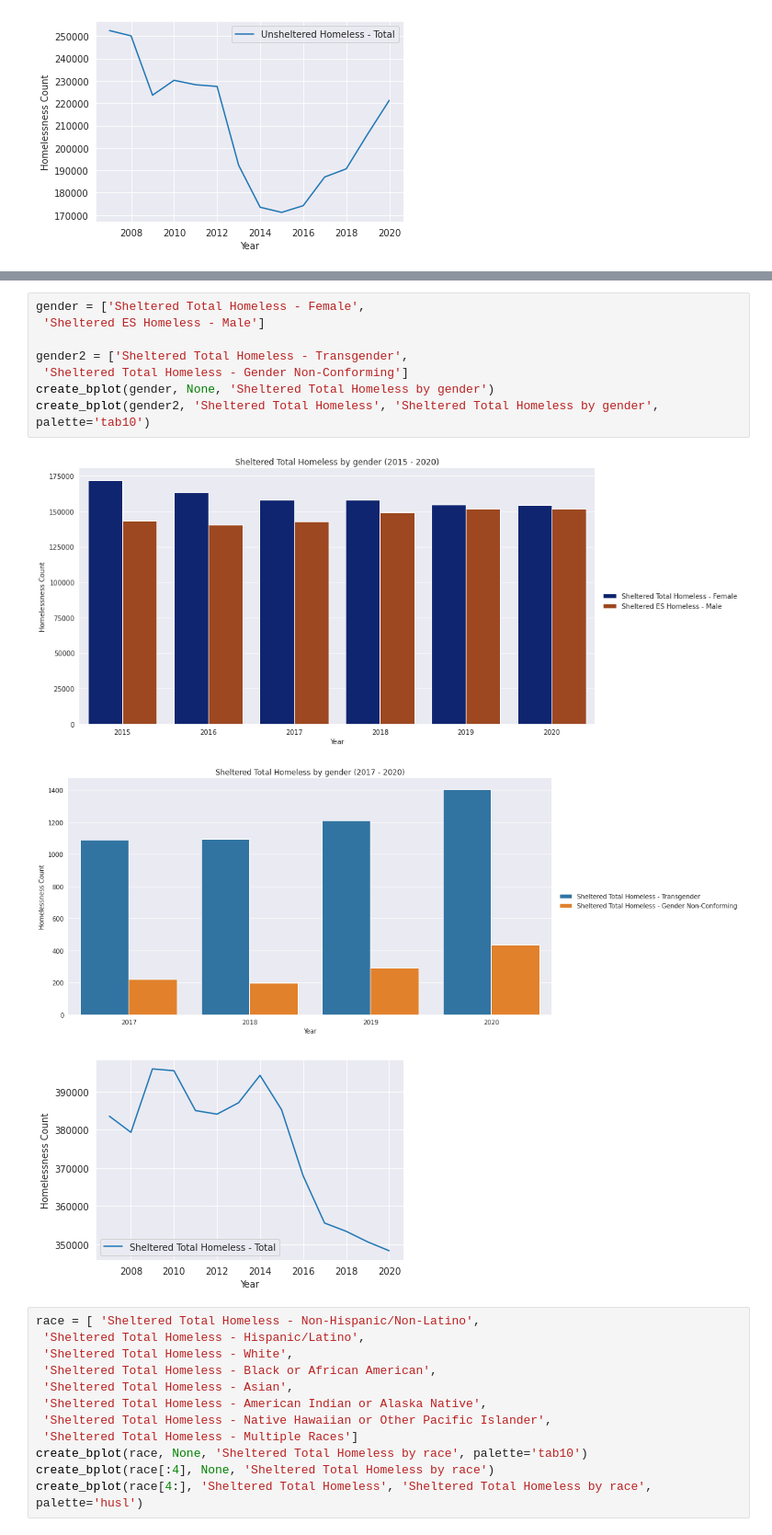
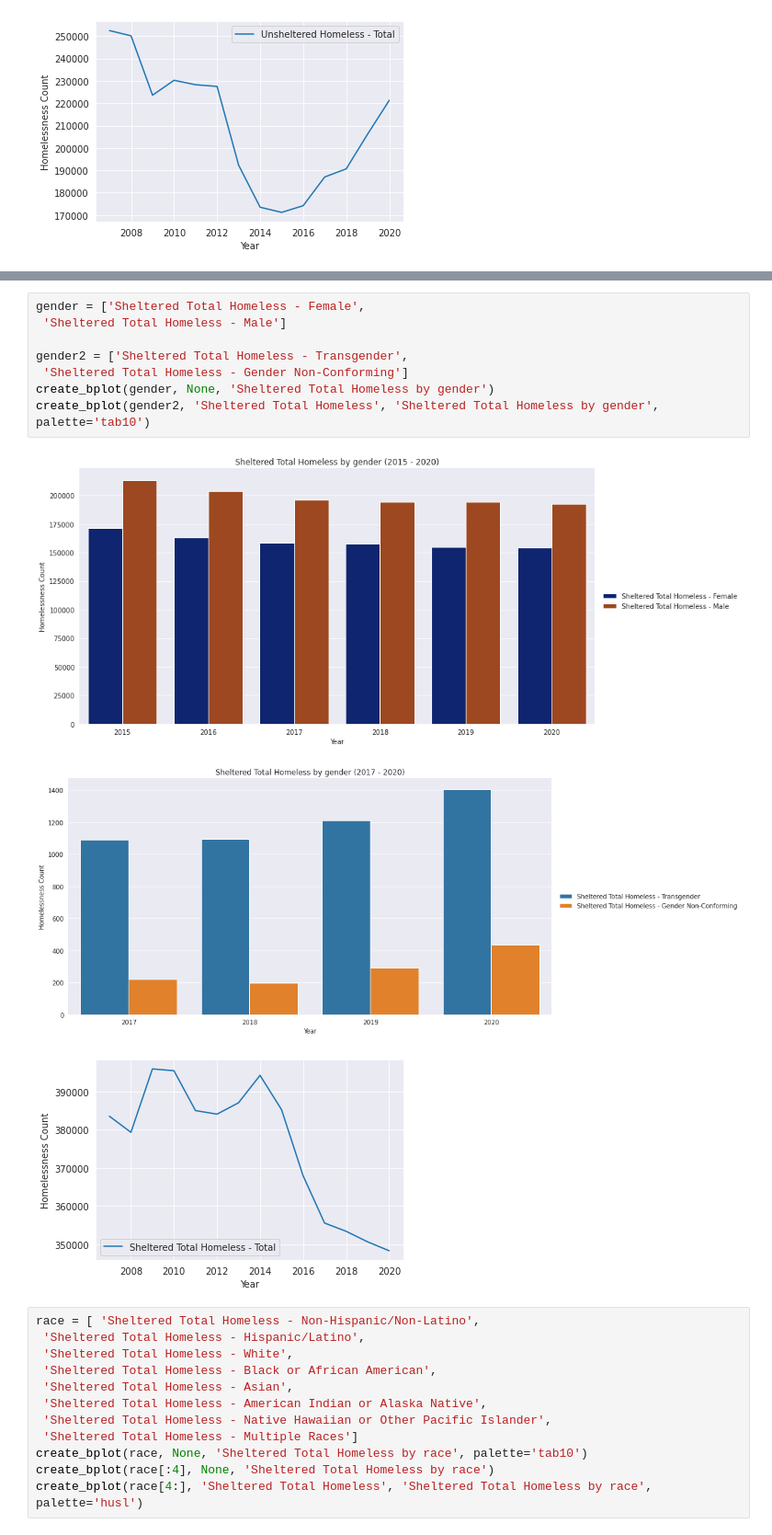
Before and after one commit to Jenniarlet/homeless_project, a Jupyter notebook: notebooks/homelessness_demographic_timeline_viz.ipynb, the cells around one changed output, grey strips where cells are left out. Shown at 92% size. Cells and saved outputs as stored; diff of their text form.

```diff
--- a/notebooks/homelessness_demographic_timeline_viz.ipynb
+++ b/notebooks/homelessness_demographic_timeline_viz.ipynb
@@ -91,14 +92,14 @@ create_bplot(age, 'Sheltered ES Homeless', 'Sheltered ES Homeless by age', palet
 [figure]
 # %%
 gender = ['Sheltered Total Homeless - Female',
- 'Sheltered ES Homeless - Male']
+ 'Sheltered Total Homeless - Male']
 
 gender2 = ['Sheltered Total Homeless - Transgender',
  'Sheltered Total Homeless - Gender Non-Conforming']
 create_bplot(gender, None, 'Sheltered Total Homeless by gender')
 create_bplot(gender2, 'Sheltered Total Homeless', 'Sheltered Total Homeless by gender', palette='tab10')
 # %% [output]
-[figure, old version]
+[figure, new version]
 [figure]
 [figure]
 # %%
```
Also changed, not shown: parts of 5 cells of this notebook, 1 other file.
